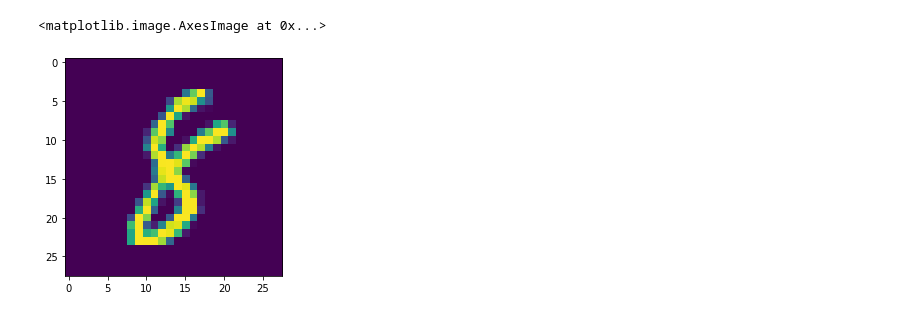
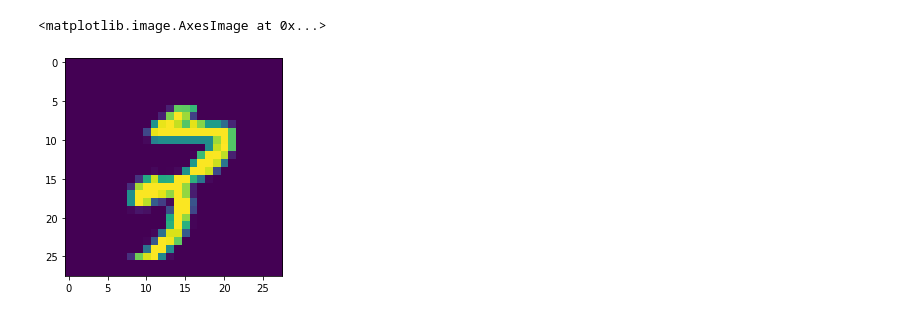
Before and after one commit to JackyLChow/Neural_Network_Classification, a Jupyter notebook: practice/pytorch_prac_jlc.ipynb, the cells around one changed output. Drawn from its saved outputs; the diff is of its cells as text; code cells hidden in the pictures.

```diff
--- a/practice/pytorch_prac_jlc.ipynb
+++ b/practice/pytorch_prac_jlc.ipynb
@@ -59,31 +75,3 @@ net = Net(input_size, hidden_size, num_classes)
 # loss and optimization
 loss_function = nn.CrossEntropyLoss() # loss function
 optimizer = torch.optim.Adam( net.parameters(), lr=lr) # optimizer
-# %%
-# make output df
-train_out = pd.DataFrame(columns = ['epoch', 'loss'])
-
-# train network
-for epoch in range(num_epochs):
-  for i ,(images,labels) in enumerate(train_gen):
-    images = Variable(images.view(-1,28*28)).cpu()
-    labels = Variable(labels).cpu()
-
-    optimizer.zero_grad() # zero out gradients
-    outputs = net(images) # run network on images
-
-    loss = loss_function(outputs, labels) # calculate loss
-    loss.backward() # pass loss backward
-    optimizer.step() # run optimizer
-
-    if (i+1) % 100 == 0:
-        """
-      print('Epoch [%d/%d], Step [%d/%d], Loss: %.4f'
-                 %(epoch+1, num_epochs, i+1, len(train_data)//batch_size, loss.data))
-        """
-        train_out = pd.concat([train_out,
-                               pd.DataFrame({'epoch' : str(epoch+1), 'loss' : str(loss.data)}, index = [0])],
-                              ignore_index = True)
-
-# write to csv
-train_out.to_csv('output/train_out.csv', index = False)
@@ -117,7 +205,7 @@ tensor([8, 9, 0, 1, 2, 3, 4, 5, 6, 7, 8, 0, 1, 2, 3, 4, 7, 8, 9, 7, 8, 6, 4, 1,
         4, 9, 4, 3, 6, 4, 1, 7, 2, 6, 5, 0, 1, 2, 3, 4, 5, 6, 7, 8, 9, 0, 1, 2,
         3, 4, 5, 6])
 # %%
-plt.imshow(images[0].reshape((28, 28)))
+plt.imshow(images[5].reshape((28, 28)))
 # %% [output]
 <matplotlib.image.AxesImage at 0x...>
-[figure, old version]
+[figure, new version]
```
Also changed, not shown: parts of 11 cells of this notebook, 2 other files.
